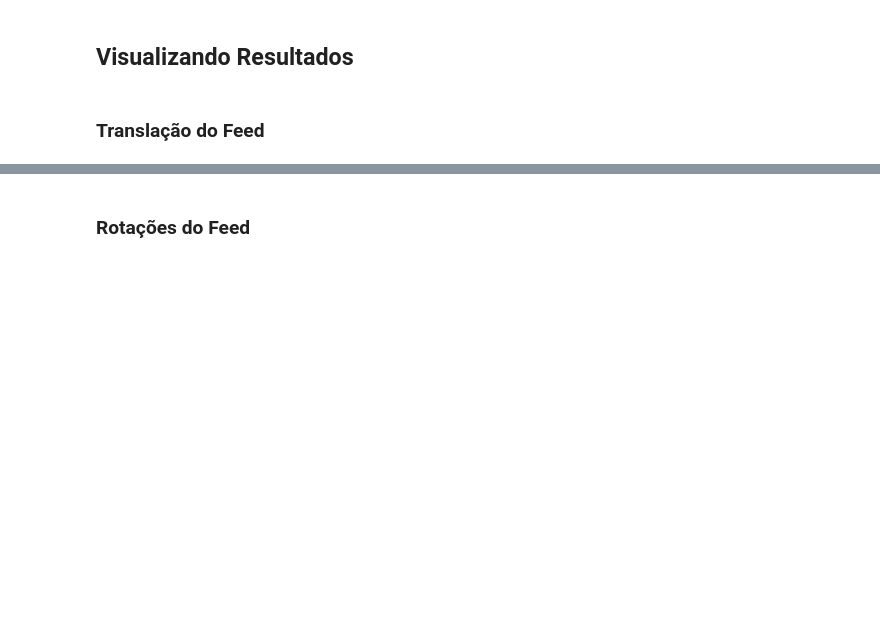
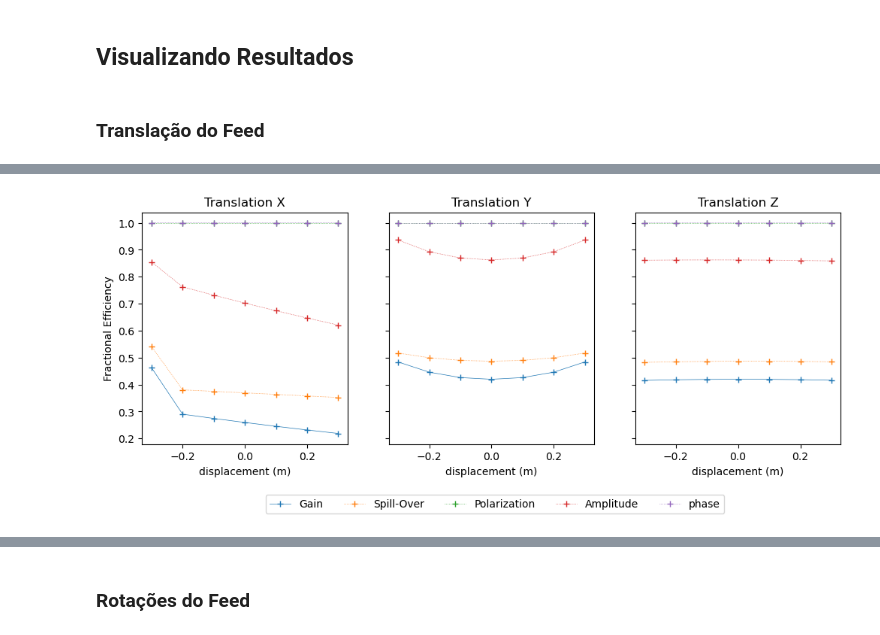
Before and after one commit to lbarosi/EMSimulationGrasp, a Jupyter notebook: notebooks/01_LB_GRASP_ANALYSIS.ipynb, the cells around one changed output, grey strips where cells are left out. Cells and saved outputs as stored; diff of their text form; code cells hidden in the pictures; blank space fills up the shorter version.

```diff
--- a/notebooks/01_LB_GRASP_ANALYSIS.ipynb
+++ b/notebooks/01_LB_GRASP_ANALYSIS.ipynb
@@ -176,0 +103,31 @@ plt.show();
+# %%
+df_gain_x = df_gain_x.sort_values(by="Values")
+df_gain_y = df_gain_y.sort_values(by="Values")
+df_gain_z = df_gain_z.sort_values(by="Values")
+fig, ax = plt.subplots(ncols=3, figsize=(12, 4), sharey=True)
+ax[0].plot(df_gain_x.Values, df_gain_x.Gain, label = "Gain", marker="+", linewidth=0.5)
+ax[0].plot(df_gain_x.Values, df_gain_x.eta_spill, label = "Spill-Over", marker="+", linewidth=0.5, linestyle="dotted")
+ax[0].plot(df_gain_x.Values, df_gain_x.eta_pol, label = "Polarization", marker="+", linewidth=0.5, linestyle="dotted")
+ax[0].plot(df_gain_x.Values, df_gain_x.eta_amp, label = "Amplitude", marker="+", linewidth=0.5, linestyle="dotted")
+ax[0].plot(df_gain_x.Values, df_gain_x.eta_phase, label = "phase", marker="+", linewidth=0.5, linestyle="dotted")
+ax[0].set_title("Translation X")
+ax[0].set_xlabel("displacement (m)")
+ax[0].set_ylabel("Fractional Efficiency")
+ax[0].legend(ncols=5, loc=(0.6, -0.3))
+ax[1].plot(df_gain_y.Values, df_gain_y.Gain, label = "Gain", marker="+", linewidth=0.5)
+ax[1].plot(df_gain_y.Values, df_gain_y.eta_spill, label = "Spill-Over", marker="+", linewidth=0.5, linestyle="dotted")
+ax[1].plot(df_gain_y.Values, df_gain_y.eta_pol, label = "Polarization", marker="+", linewidth=0.5, linestyle="dotted")
+ax[1].plot(df_gain_y.Values, df_gain_y.eta_amp, label = "Amplitude", marker="+", linewidth=0.5, linestyle="dotted")
+ax[1].plot(df_gain_y.Values, df_gain_y.eta_phase, label = "phase", marker="+", linewidth=0.5, linestyle="dotted")
+ax[1].set_title("Translation Y")
+ax[1].set_xlabel("displacement (m)")
+ax[2].plot(df_gain_z.Values, df_gain_z.Gain, label = "Gain", marker="+", linewidth=0.5)
+ax[2].plot(df_gain_z.Values, df_gain_z.eta_spill, label = "Spill-Over", marker="+", linewidth=0.5, linestyle="dotted")
+ax[2].plot(df_gain_z.Values, df_gain_z.eta_pol, label = "Polarization", marker="+", linewidth=0.5, linestyle="dotted")
+ax[2].plot(df_gain_z.Values, df_gain_z.eta_amp, label = "Amplitude", marker="+", linewidth=0.5, linestyle="dotted")
+ax[2].plot(df_gain_z.Values, df_gain_z.eta_phase, label = "phase", marker="+", linewidth=0.5, linestyle="dotted")
+ax[2].set_title("Translation Z")
+ax[2].set_xlabel("displacement (m)")
+plt.show();
+# %% [output]
+[figure, added]
```
Also changed, not shown: parts of 50 cells of this notebook, 7 other files.
